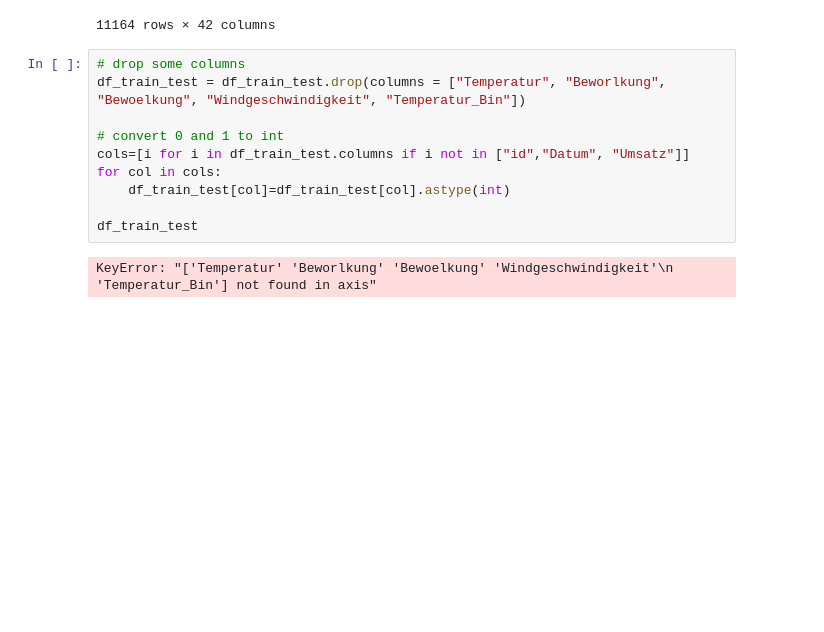
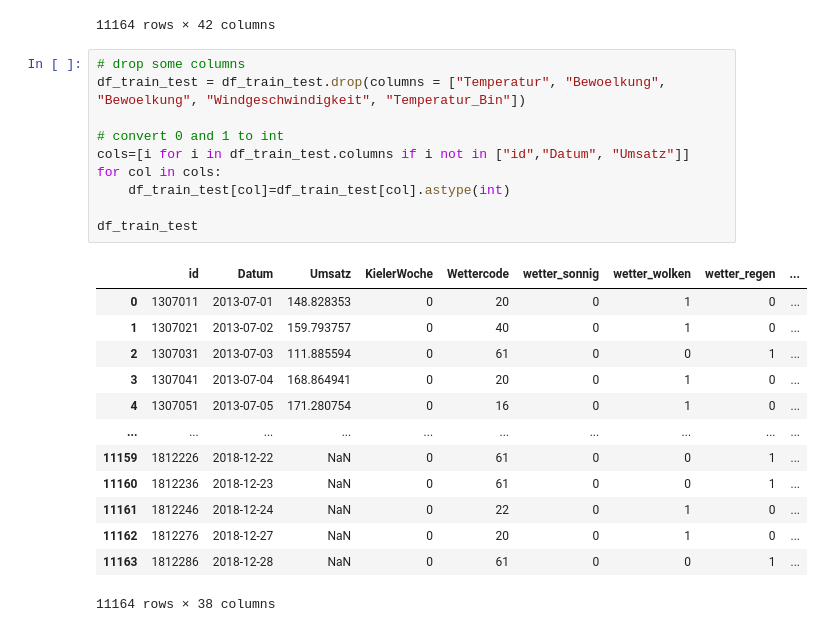
Before and after one commit to Heidikowski/Bakery-Project, a Jupyter notebook: 0_DataPreparation/Code/data_prep.ipynb, the cells around one changed output. Cells and saved outputs as stored; diff of their text form; blank space fills up the shorter version.

```diff
--- a/0_DataPreparation/Code/data_prep.ipynb
+++ b/0_DataPreparation/Code/data_prep.ipynb
@@ -344,16 +344,28 @@ df_train_test
 11164 rows × 42 columns
 # %%
 # drop some columns
-df_train_test = df_train_test.drop(columns = ["Temperatur", "Beworlkung", "Bewoelkung", "Windgeschwindigkeit", "Temperatur_Bin"])
+df_train_test = df_train_test.drop(columns = ["Temperatur", "Bewoelkung", "Bewoelkung", "Windgeschwindigkeit", "Temperatur_Bin"])
 
 # convert 0 and 1 to int
 cols=[i for i in df_train_test.columns if i not in ["id","Datum", "Umsatz"]]
 for col in cols:
     df_train_test[col]=df_train_test[col].astype(int)
 
 df_train_test
 # %% [output]
+|  | id | Datum | Umsatz | KielerWoche | Wettercode | wetter_sonnig | wetter_wolken | wetter_regen | ... |
+| 0 | 1307011 | 2013-07-01 | 148.828353 | 0 | 20 | 0 | 1 | 0 | ... |
+| 1 | 1307021 | 2013-07-02 | 159.793757 | 0 | 40 | 0 | 1 | 0 | ... |
+| 2 | 1307031 | 2013-07-03 | 111.885594 | 0 | 61 | 0 | 0 | 1 | ... |
+| 3 | 1307041 | 2013-07-04 | 168.864941 | 0 | 20 | 0 | 1 | 0 | ... |
+| 4 | 1307051 | 2013-07-05 | 171.280754 | 0 | 16 | 0 | 1 | 0 | ... |
+| ... | ... | ... | ... | ... | ... | ... | ... | ... | ... |
+| 11159 | 1812226 | 2018-12-22 | NaN | 0 | 61 | 0 | 0 | 1 | ... |
+| 11160 | 1812236 | 2018-12-23 | NaN | 0 | 61 | 0 | 0 | 1 | ... |
+| 11161 | 1812246 | 2018-12-24 | NaN | 0 | 22 | 0 | 1 | 0 | ... |
+| 11162 | 1812276 | 2018-12-27 | NaN | 0 | 20 | 0 | 1 | 0 | ... |
+| 11163 | 1812286 | 2018-12-28 | NaN | 0 | 61 | 0 | 0 | 1 | ... |
-KeyError: "['Temperatur' 'Beworlkung' 'Bewoelkung' 'Windgeschwindigkeit'\n 'Temperatur_Bin'] not found in axis"
+11164 rows × 38 columns
 # %%
 # split data frame and our training set and test set (where sales are NaN)
 df_model_train = df_train_test[df_train_test['Datum'] < '2018-08-01']
```
Also changed, not shown: parts of 1 cell of this notebook, 2 other files.
